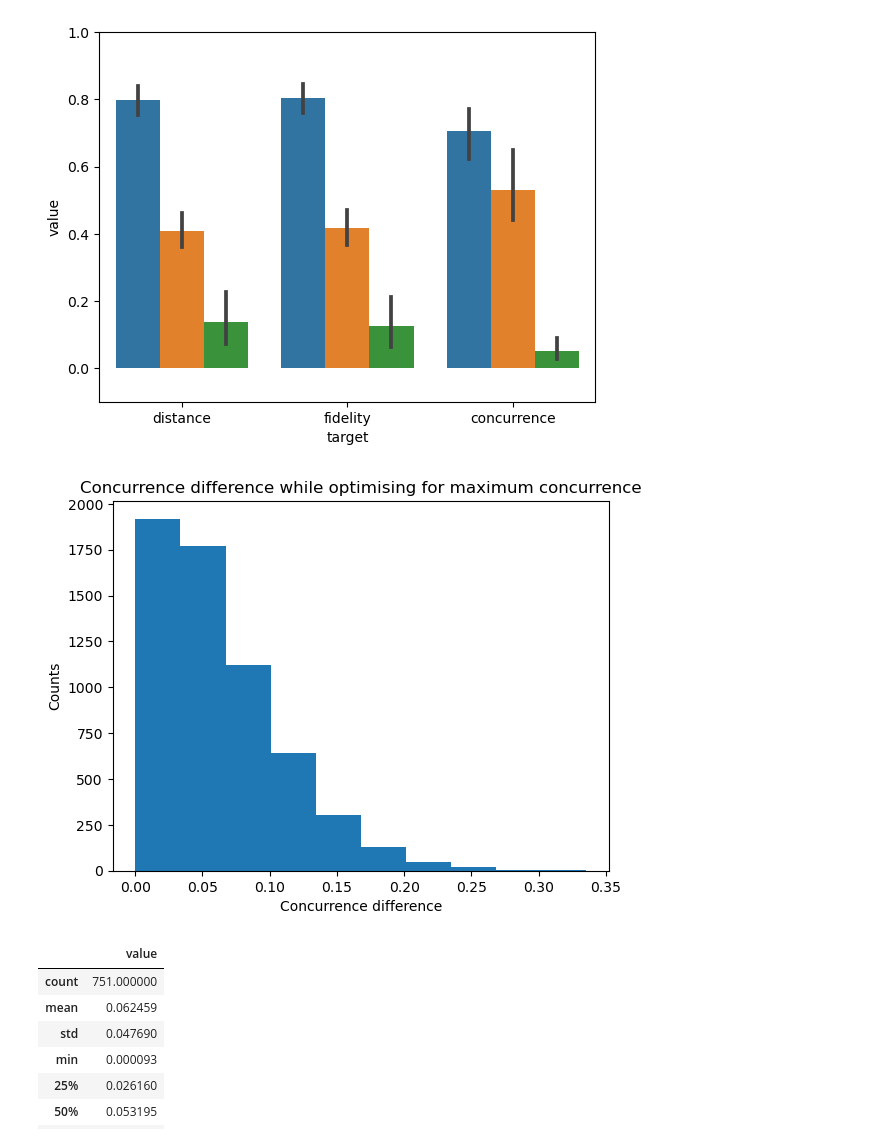
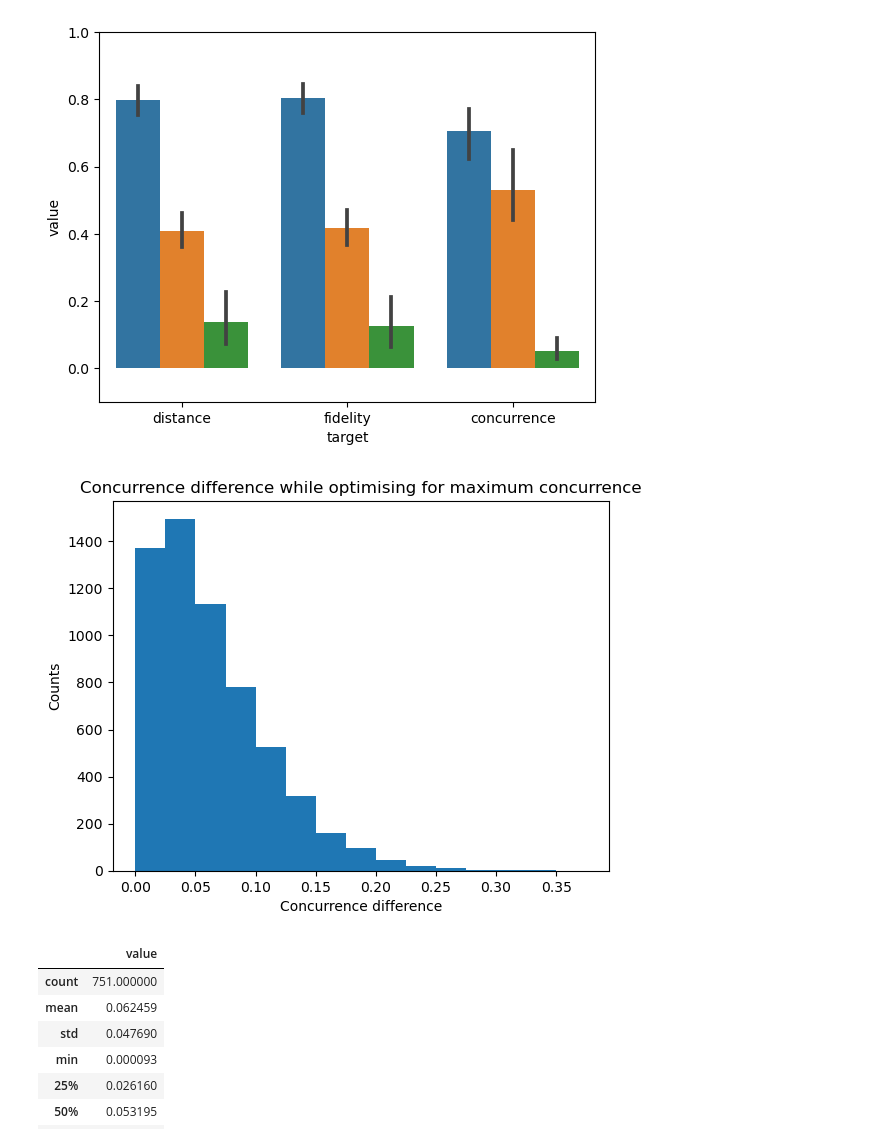
Before and after one commit to jkwiecien765/WernerTomography2, a Jupyter notebook: werner_light.ipynb, the cells around one changed output. Saved outputs shown, nothing was run; the diff lists cells and outputs as text; code cells hidden in the pictures.

```diff
--- a/werner_light.ipynb
+++ b/werner_light.ipynb
@@ -350,13 +347,13 @@ plt.show()
 # %% [output]
 [figure]
 # %%
-df_melt.loc[np.logical_and(df_melt.target=='concurrence', df_melt.method=='concurrence_diff')].hist()
+df_melt.loc[np.logical_and(df_melt.target=='concurrence', df_melt.method=='concurrence_diff')].hist(bins = np.arange(0, 0.4, 0.025))
 plt.title('Concurrence difference while optimising for maximum concurrence')
 plt.xlabel('Concurrence difference')
 plt.ylabel('Counts')
 plt.grid(False)
 # %% [output]
-[figure, old version]
+[figure, new version]
 # %%
 df_melt.loc[np.logical_and(df_melt.target=='concurrence', df_melt.method=='concurrence_diff')].describe()
 # %% [output]
```
Also changed, not shown: parts of 17 cells of this notebook.
